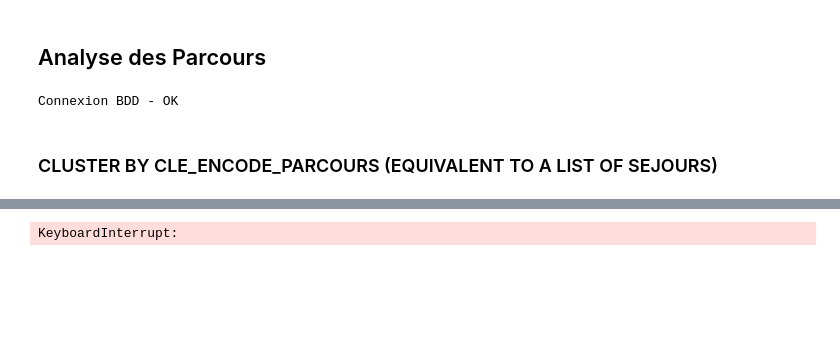
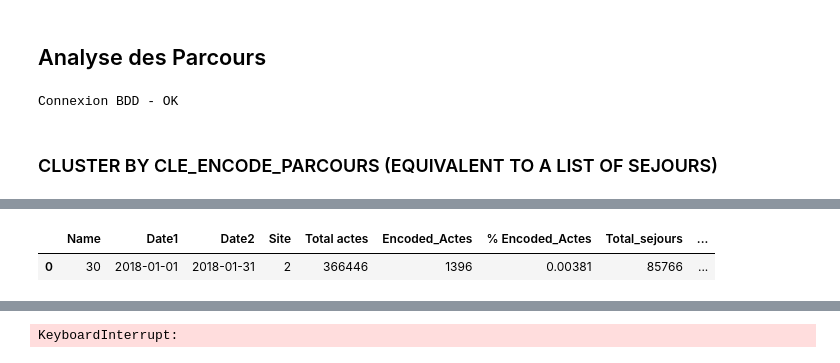
Before and after one commit to VinceWeber/ML-ICO-Activity, a Jupyter notebook: 02 - Preprocessing Data/Parcours_NB.ipynb, the cells around one changed output, grey strips where cells are left out. Drawn from its saved outputs; the diff is of its cells as text; code cells hidden in the pictures; blank space fills up the shorter version.

```diff
--- a/02 - Preprocessing Data/Parcours_NB.ipynb
+++ b/02 - Preprocessing Data/Parcours_NB.ipynb
@@ -586,16 +583,16 @@ Tmp_tables_Deleted, BDD is empty.
 
 from datetime import timedelta
 
-Date1_Filter_NIP=datetime.strptime('01-01-2019 00:00:00', '%m-%d-%Y %H:%M:%S')
-Date2_Filter_NIP=Date1_Filter_NIP + timedelta(days=5)
+Date1_Filter_NIP=datetime.strptime('01-01-2018 00:00:00', '%m-%d-%Y %H:%M:%S')
+Date2_Filter_NIP=Date1_Filter_NIP + timedelta(days=30)
 
-Date1_Etude=datetime.strptime('06-01-2018 00:00:00', '%m-%d-%Y %H:%M:%S')
+Date1_Etude=datetime.strptime('01-01-2018 00:00:00', '%m-%d-%Y %H:%M:%S')
 Date2_Etude=datetime.strptime('12-31-2019 00:00:00', '%m-%d-%Y %H:%M:%S')
 
 Site='2'
 
 
-Caract_Df_SH = pd.DataFrame.from_dict(PC.Caracteristiques_Dataset_Parcours(1, Date1_Filter_NIP,Date2_Filter_NIP,Site,Date1_Etude,Date2_Etude).get_x())
+Caract_Df_SH = pd.DataFrame.from_dict(PC.Caracteristiques_Dataset_Parcours(30, Date1_Filter_NIP,Date2_Filter_NIP,Site,Date1_Etude,Date2_Etude).get_x())
 # %% [output]
 EXECUTE dbo.Delete_Table_if_exists Tmp_Py_A_Actes_Export
 STEP 1.0 : Delete old Tables
@@ -616,4 +613,9 @@ STEP 1.2 : Prepare_Data_set - launched at 2023-07-29 16:54:17.033140
 AlSQL_Requete - OK
+# %%
+Caract_Df_SH
+# %% [output]
+|  | Name | Date1 | Date2 | Site | Total actes | Encoded_Actes | % Encoded_Actes | Total_sejours | ... |
+| 0 | 30 | 2018-01-01 | 2018-01-31 | 2 | 366446 | 1396 | 0.00381 | 85766 | ... |
 # %%
 Requete = """
 SELECT *
```
Also changed, not shown: parts of 12 cells of this notebook, 1 other file.
